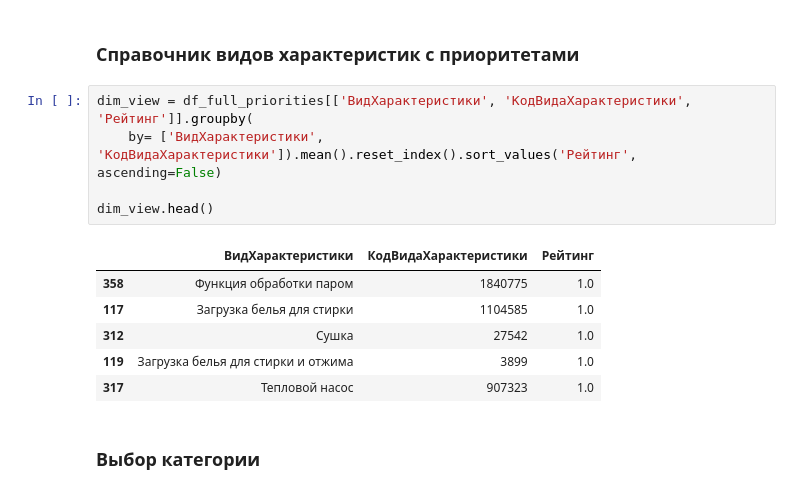
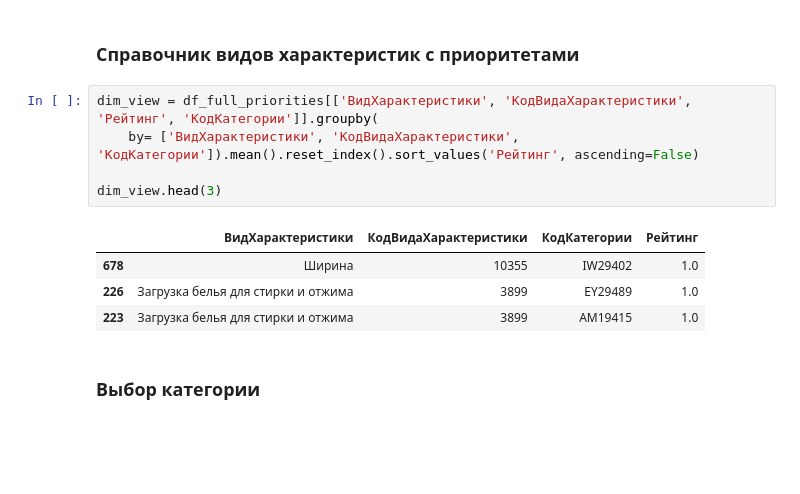
Before and after one commit to Viktor-VK/DST-138-Prodjects, a Jupyter notebook: PROJECT-FINAL_Segmentation/Модель_сегментации.ipynb, the cells around one changed output. Drawn from its saved outputs; the diff is of its cells as text; blank space fills up the shorter version.

```diff
--- a/PROJECT-FINAL_Segmentation/Модель_сегментации.ipynb
+++ b/PROJECT-FINAL_Segmentation/Модель_сегментации.ipynb
@@ -216,17 +215,15 @@ df_full_priorities.head()
 # %% [markdown]
 ### Справочник видов характеристик с приоритетами
 # %%
-dim_view = df_full_priorities[['ВидХарактеристики', 'КодВидаХарактеристики', 'Рейтинг']].groupby(
-    by= ['ВидХарактеристики', 'КодВидаХарактеристики']).mean().reset_index().sort_values('Рейтинг', ascending=False)
+dim_view = df_full_priorities[['ВидХарактеристики', 'КодВидаХарактеристики', 'Рейтинг', 'КодКатегории']].groupby(
+    by= ['ВидХарактеристики', 'КодВидаХарактеристики', 'КодКатегории']).mean().reset_index().sort_values('Рейтинг', ascending=False)
 
-dim_view.head()
+dim_view.head(3)
 # %% [output]
-|  | ВидХарактеристики | КодВидаХарактеристики | Рейтинг |
-| 358 | Функция обработки паром | 1840775 | 1.0 |
-| 117 | Загрузка белья для стирки | 1104585 | 1.0 |
-| 312 | Сушка | 27542 | 1.0 |
-| 119 | Загрузка белья для стирки и отжима | 3899 | 1.0 |
-| 317 | Тепловой насос | 907323 | 1.0 |
+|  | ВидХарактеристики | КодВидаХарактеристики | КодКатегории | Рейтинг |
+| 678 | Ширина | 10355 | IW29402 | 1.0 |
+| 226 | Загрузка белья для стирки и отжима | 3899 | EY29489 | 1.0 |
+| 223 | Загрузка белья для стирки и отжима | 3899 | AM19415 | 1.0 |
 # %% [markdown]
 ### Выбор категории
 # %%
```
Also changed, not shown: parts of 32 cells of this notebook.
